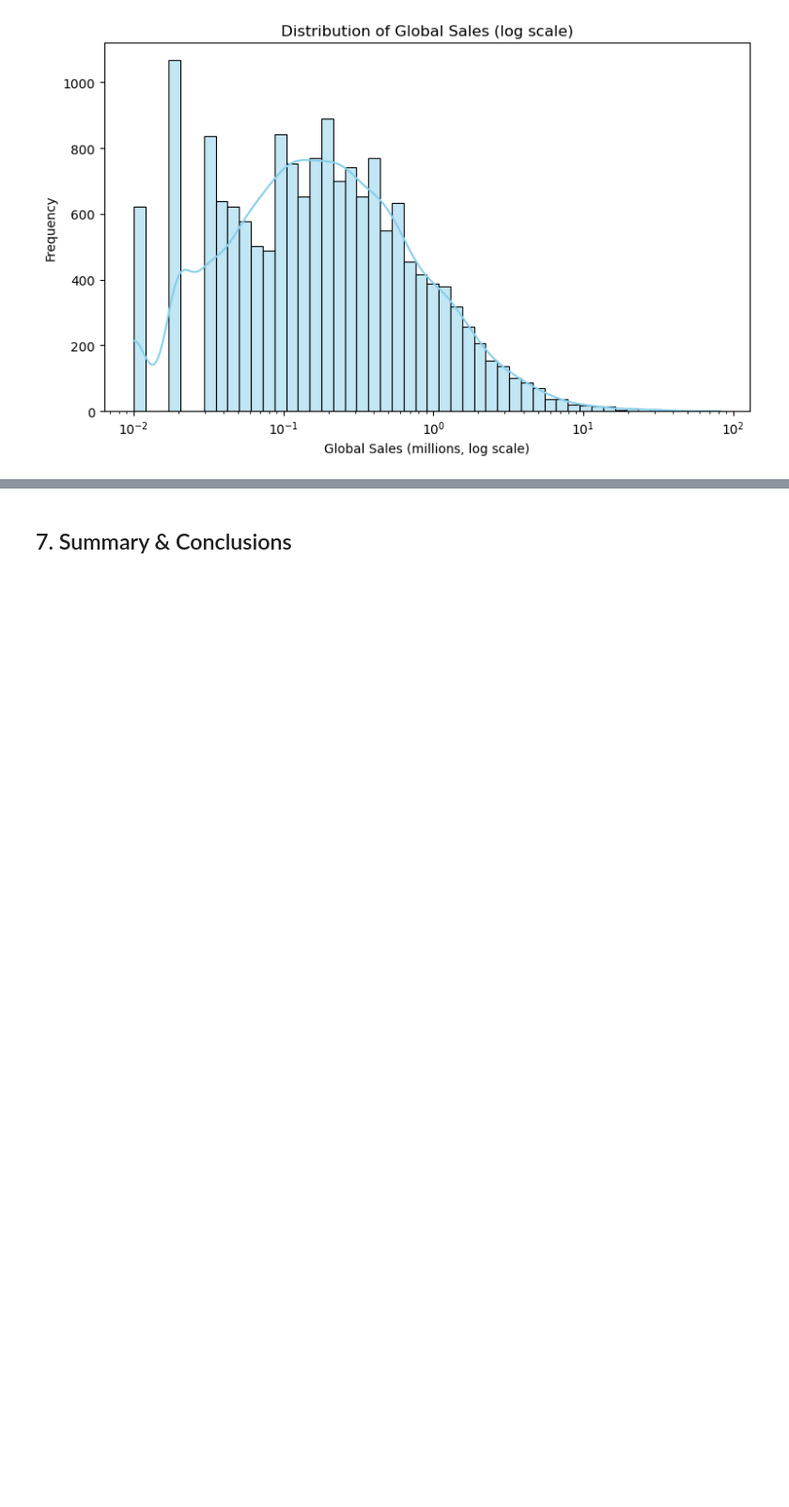
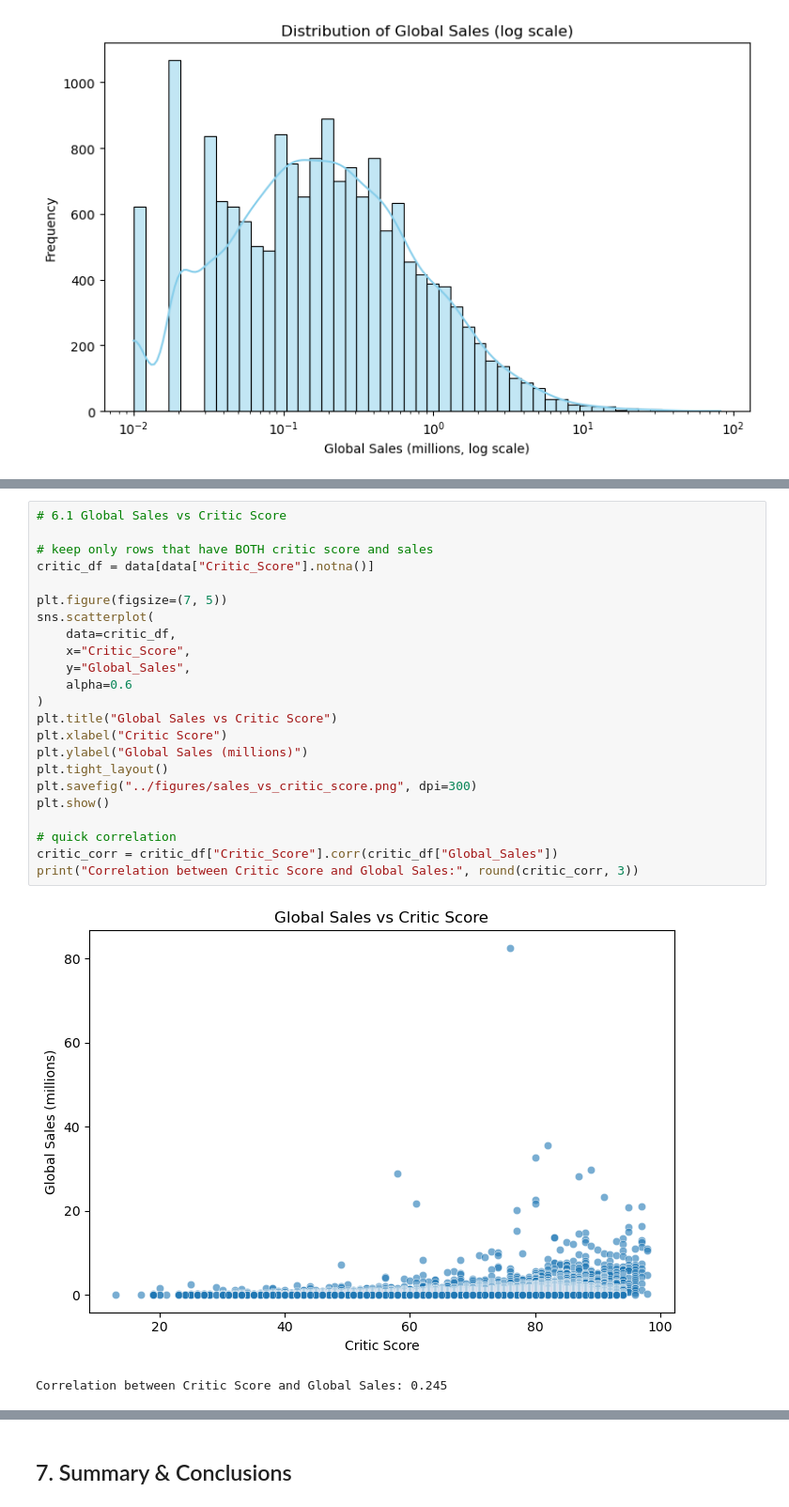
Before and after one commit to profadept/video-game-sales-analysis, a Jupyter notebook: notebooks/Video_Game_Sales_EDA.ipynb, the cells around one changed output, grey strips where cells are left out. Shown at 94% size. Saved outputs shown, nothing was run; the diff lists cells and outputs as text; blank space fills up the shorter version.

Commit message:
Add bivariate analysis overview, interpretation, and scatter plots for critic/user scores vs global sales

```diff
--- a/notebooks/Video_Game_Sales_EDA.ipynb
+++ b/notebooks/Video_Game_Sales_EDA.ipynb
@@ -333,0 +344,26 @@ plt.show()
+# %%
+# 6.1 Global Sales vs Critic Score
+
+# keep only rows that have BOTH critic score and sales
+critic_df = data[data["Critic_Score"].notna()]
+
+plt.figure(figsize=(7, 5))
+sns.scatterplot(
+    data=critic_df,
+    x="Critic_Score",
+    y="Global_Sales",
+    alpha=0.6
+)
+plt.title("Global Sales vs Critic Score")
+plt.xlabel("Critic Score")
+plt.ylabel("Global Sales (millions)")
+plt.tight_layout()
+plt.savefig("../figures/sales_vs_critic_score.png", dpi=300)
+plt.show()
+
+# quick correlation
+critic_corr = critic_df["Critic_Score"].corr(critic_df["Global_Sales"])
+print("Correlation between Critic Score and Global Sales:", round(critic_corr, 3))
+# %% [output]
+[figure, added]
+Correlation between Critic Score and Global Sales: 0.245
```
Also changed, not shown: parts of 3 cells of this notebook, 2 other files.
